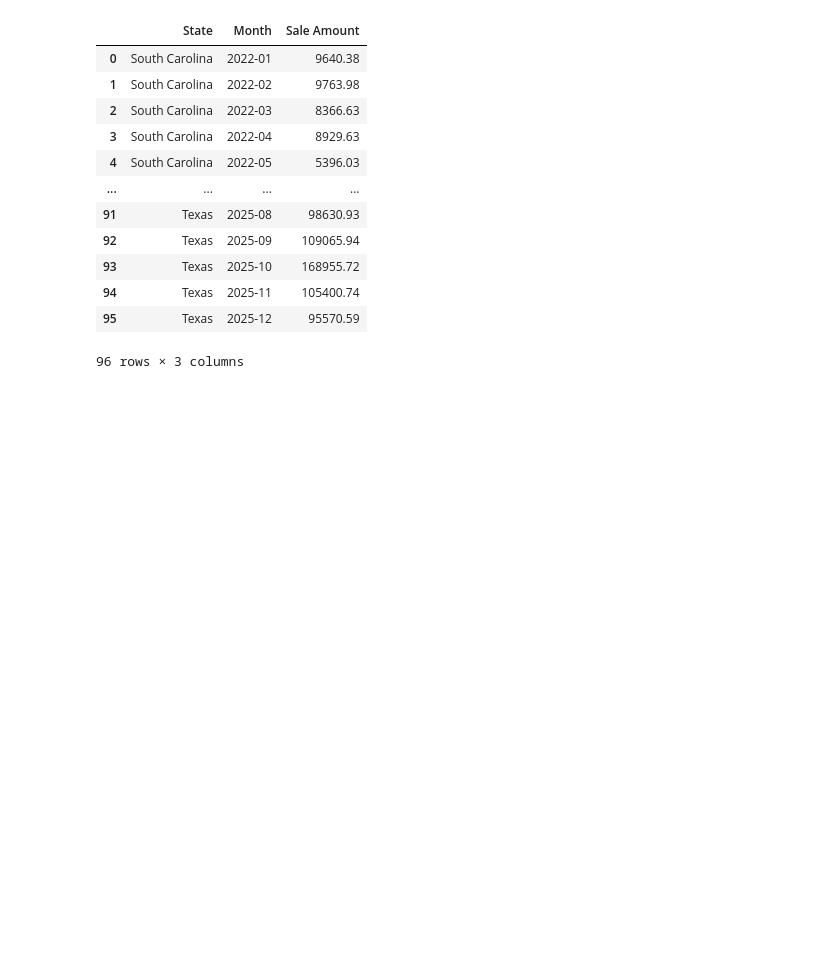
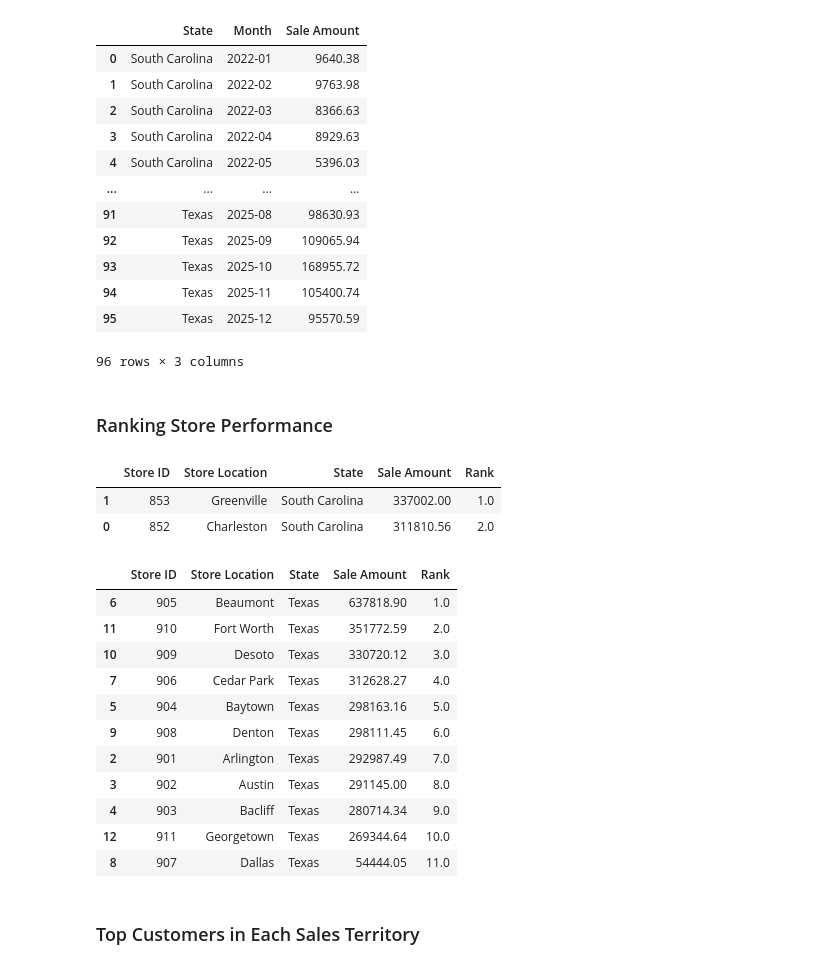
Before and after one commit to anchan-hm/Capstone_2, a Jupyter notebook: Chanthadara_sales_analysis.ipynb, the cells around one changed output. Cells and saved outputs as stored; diff of their text form; code cells hidden in the pictures; blank space fills up the shorter version.

```diff
--- a/Chanthadara_sales_analysis.ipynb
+++ b/Chanthadara_sales_analysis.ipynb
@@ -199,3 +199,51 @@ monthly_revenue
 | 94 | Texas | 2025-11 | 105400.74 |
 | 95 | Texas | 2025-12 | 95570.59 |
 96 rows × 3 columns
+# %% [markdown]
+### Ranking Store Performance
+# %%
+# merging store_sales with store_detail on State info
+sales_w_state = store_sales.merge(store_detail[['Store ID','State','Store Location']], # adding State from store_detail
+                                  on = 'Store ID') # matching store ID
+
+# filtering to keep SC & TX only
+territory_sales = sales_w_state[(sales_w_state['State'] == 'South Carolina')| # SC stores
+                                (sales_w_state['State'] == 'Texas')] # TX stores
+
+# grouping by Store ID, Store Location & total State revenue
+store_performance = territory_sales.groupby(['Store ID','Store Location','State'] # group by store,location,state
+                                           )['Sale Amount'].sum().reset_index() # total revenue per store
+
+# ranking stores in each state (1 = highest revenue)
+store_performance['Rank'] = store_performance.groupby('State')['Sale Amount']\
+                                            .rank(ascending=False) # 1 = highest revenue
+
+# sorting by State then rank
+store_performance = store_performance.sort_values(['State','Rank']) # clean sort
+
+# seperating tables
+sc_stores = store_performance[store_performance['State'] == 'South Carolina'] # SC only
+tx_stores = store_performance[store_performance['State'] == 'Texas'] # TX only
+# %%
+sc_stores # displaying output for SC
+# %% [output]
+|  | Store ID | Store Location | State | Sale Amount | Rank |
+| 1 | 853 | Greenville | South Carolina | 337002.00 | 1.0 |
+| 0 | 852 | Charleston | South Carolina | 311810.56 | 2.0 |
+# %%
+tx_stores # displaying output for TX
+# %% [output]
+|  | Store ID | Store Location | State | Sale Amount | Rank |
+| 6 | 905 | Beaumont | Texas | 637818.90 | 1.0 |
+| 11 | 910 | Fort Worth | Texas | 351772.59 | 2.0 |
+| 10 | 909 | Desoto | Texas | 330720.12 | 3.0 |
+| 7 | 906 | Cedar Park | Texas | 312628.27 | 4.0 |
+| 5 | 904 | Baytown | Texas | 298163.16 | 5.0 |
+| 9 | 908 | Denton | Texas | 298111.45 | 6.0 |
+| 2 | 901 | Arlington | Texas | 292987.49 | 7.0 |
+| 3 | 902 | Austin | Texas | 291145.00 | 8.0 |
+| 4 | 903 | Bacliff | Texas | 280714.34 | 9.0 |
+| 12 | 911 | Georgetown | Texas | 269344.64 | 10.0 |
+| 8 | 907 | Dallas | Texas | 54444.05 | 11.0 |
+# %% [markdown]
+### Top Customers in Each Sales Territory
```
Also changed, not shown: parts of 6 cells of this notebook.
